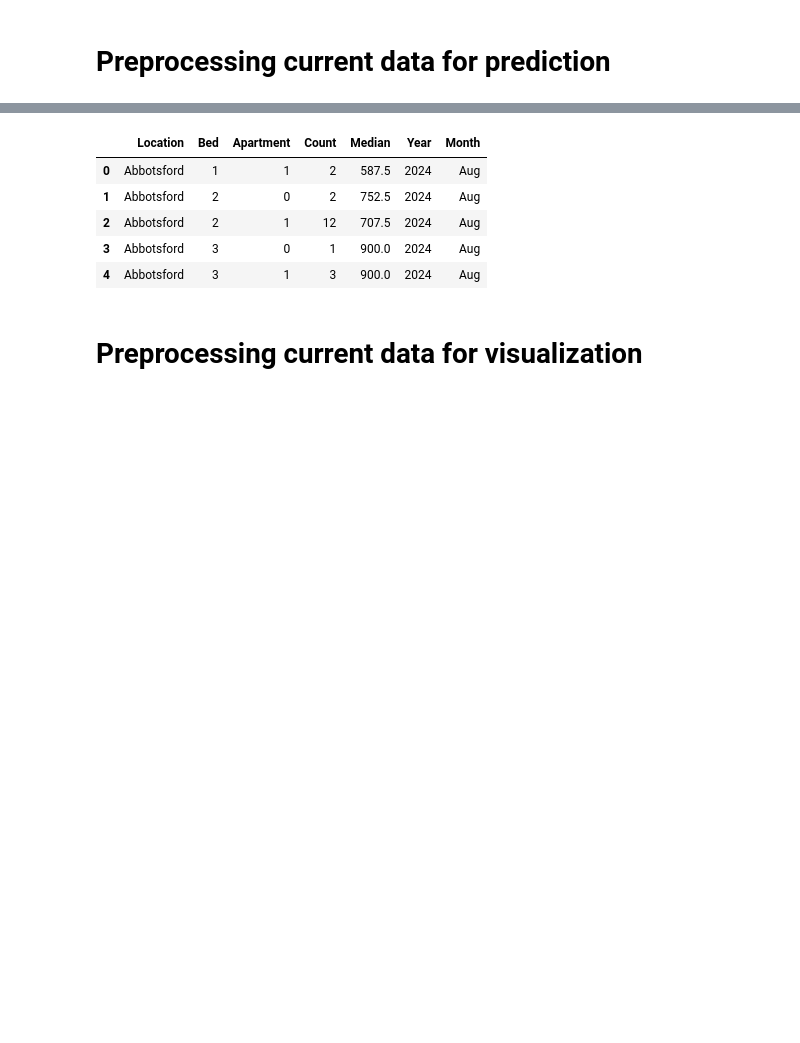
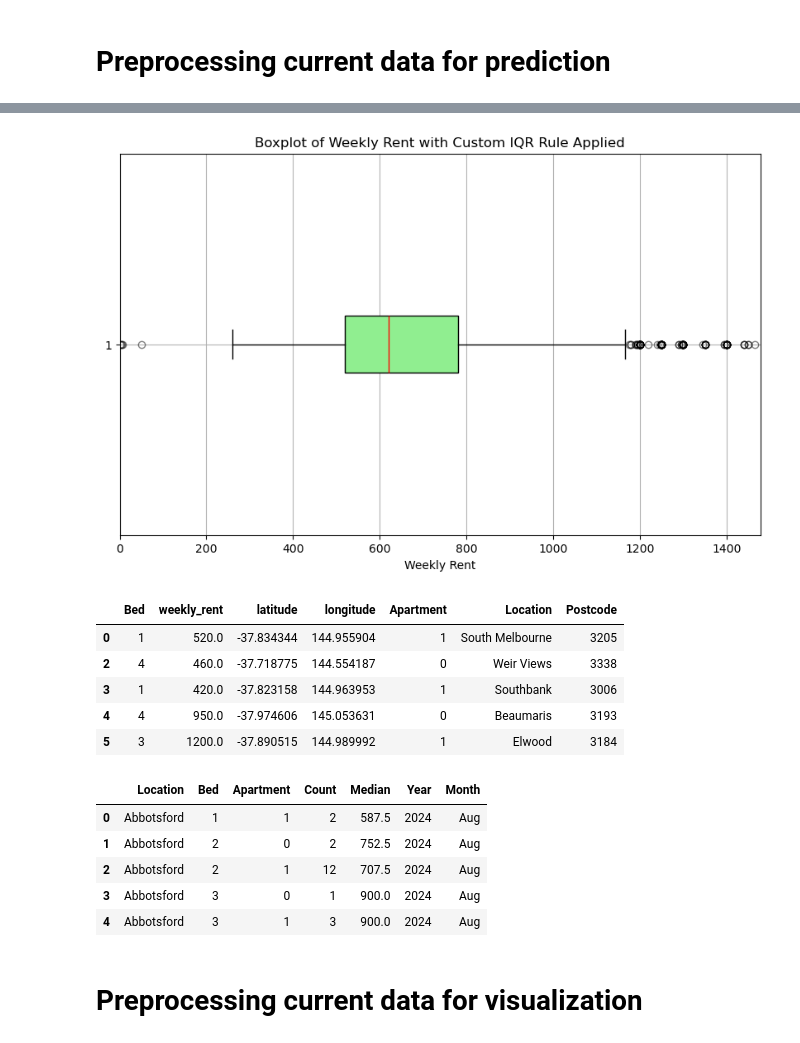
Before and after one commit to MAST30034-AppliedDataScience/project-2-group-real-estate-industry-project-16, a Jupyter notebook: notebooks/2_preprocess_recent.ipynb, the cells around one changed output, grey strips where cells are left out. Cells and saved outputs as stored; diff of their text form; code cells hidden in the pictures; blank space fills up the shorter version.

Commit message:
outliers cleaning

```diff
--- a/notebooks/2_preprocess_recent.ipynb
+++ b/notebooks/2_preprocess_recent.ipynb
@@ -45 +45,63 @@ df.head()
+# %%
+# Outliers detecting and cleaning
+
+import numpy as np
+import matplotlib.pyplot as plt
+import pandas as pd
+
+
+# Filter based on your conditions:
+# Apartments (Type 1) with Bed <= 3
+# Houses (Type 0) with 2 <= Bed <= 4
+df_filtered = df[((df['Apartment'] == 1) & (df['Bed'] <= 3)) |
+                 ((df['Apartment'] == 0) & (df['Bed'].between(2, 4)))]
+
+# Calculate the data volume
+N = len(df_filtered['weekly_rent'].dropna())
+
+# Calculate the quartiles and IQR
+Q1 = np.percentile(df_filtered['weekly_rent'].dropna(), 25)
+Q3 = np.percentile(df_filtered['weekly_rent'].dropna(), 75)
+IQR = Q3 - Q1
+
+# Apply the corresponding outlier determination rule based on the number of records N
+if N <= 100:
+    factor = 1.5
+else:
+    factor = np.sqrt(np.log(N) - 0.5)
+
+# Calculate the upper and lower bounds for outliers
+lower_bound = Q1 - factor * IQR
+upper_bound = Q3 + factor * IQR
+
+# Plot a boxplot of the 'weekly_rent' column with outlier bounds
+plt.figure(figsize=(10, 6))
+plt.boxplot(df_filtered['weekly_rent'].dropna(), vert=False, patch_artist=True,
+            boxprops=dict(facecolor='lightgreen', color='black'),
+            medianprops=dict(color='red'),
+            whiskerprops=dict(color='black'),
+            capprops=dict(color='black'),
+            flierprops=dict(marker='o', color='red', alpha=0.5))
+
+# Set the x-axis limit to the calculated upper bound based on the new IQR rule
+plt.xlim(0, upper_bound)
+plt.title('Boxplot of Weekly Rent with Custom IQR Rule Applied')
+plt.xlabel('Weekly Rent')
+plt.grid(True)
+plt.show()
+
+# Remove outliers based on the calculated bounds
+df_cleaned = df_filtered[(df_filtered['weekly_rent'] >= lower_bound) &
+                         (df_filtered['weekly_rent'] <= upper_bound)]
+
+
+df_cleaned.head()
+# %% [output]
+[figure, added]
+|  | Bed | weekly_rent | latitude | longitude | Apartment | Location | Postcode |
+| 0 | 1 | 520.0 | -37.834344 | 144.955904 | 1 | South Melbourne | 3205 |
+| 2 | 4 | 460.0 | -37.718775 | 144.554187 | 0 | Weir Views | 3338 |
+| 3 | 1 | 420.0 | -37.823158 | 144.963953 | 1 | Southbank | 3006 |
+| 4 | 4 | 950.0 | -37.974606 | 145.053631 | 0 | Beaumaris | 3193 |
+| 5 | 3 | 1200.0 | -37.890515 | 144.989992 | 1 | Elwood | 3184 |
 # %%
```
Also changed, not shown: parts of 6 cells of this notebook.
